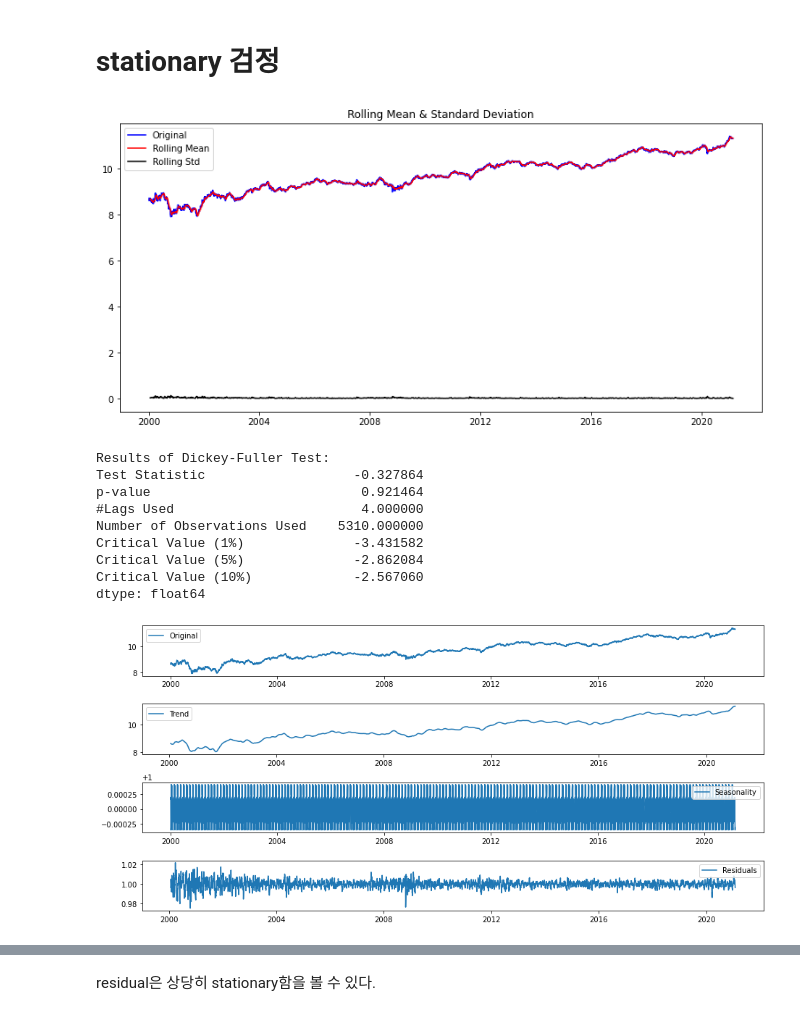
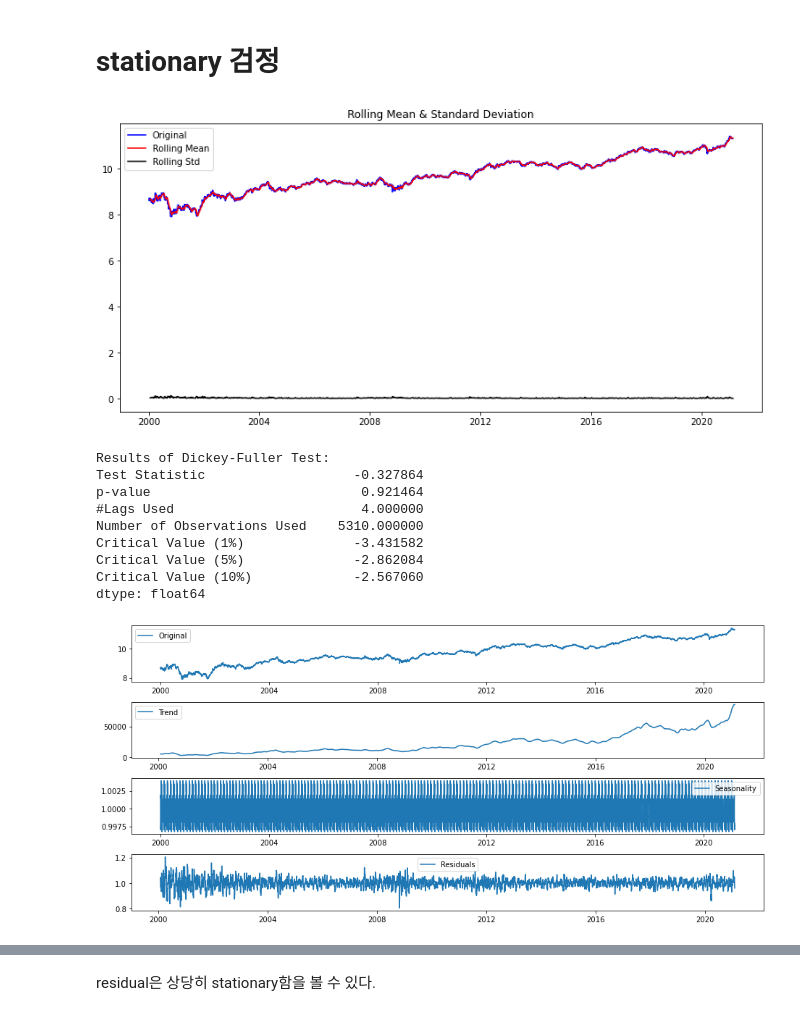
Before and after one commit to hayaseleu/SSAC_classifications, a Jupyter notebook: E-13 forecasting with arima/E13_Time_series_report.ipynb, the cells around one changed output, grey strips where cells are left out. Cells and saved outputs as stored; diff of their text form; code cells hidden in the pictures.

```diff
--- a/E-13 forecasting with arima/E13_Time_series_report.ipynb
+++ b/E-13 forecasting with arima/E13_Time_series_report.ipynb
@@ -115,35 +122,35 @@ augmented_dickey_fuller_test(ts_log)
 
 #시계열 분해 (Time Series Decomposition)
 from statsmodels.tsa.seasonal import seasonal_decompose
-decomposition = seasonal_decompose(ts_log, model='multiplicative', period = 30)
+decomposition = seasonal_decompose(ts, model='multiplicative', period = 30)
 # [[YOUR CODE]]
 trend = decomposition.trend
 seasonal = decomposition.seasonal
 residual = decomposition.resid
 
 plt.subplot(411)
 plt.plot(ts_log, label = 'Original')
 plt.legend(loc ='best')
 plt.subplot(412)
 plt.plot(trend, label = 'Trend')
 plt.legend(loc = 'best')
 plt.subplot(413)
 plt.plot(seasonal, label = 'Seasonality')
 plt.legend(loc = 'best')
 
 plt.subplot(414)
 plt.plot(residual, label = 'Residuals')
 plt.legend(loc = 'best')
 plt.tight_layout()
 # %% [output]
 [figure]
 Results of Dickey-Fuller Test:
 Test Statistic                   -0.327864
 p-value                           0.921464
 #Lags Used                        4.000000
 Number of Observations Used    5310.000000
 Critical Value (1%)              -3.431582
 Critical Value (5%)              -2.862084
 Critical Value (10%)             -2.567060
 dtype: float64
-[figure, old version]
+[figure, new version]
```
Also changed, not shown: parts of 89 cells of this notebook.
